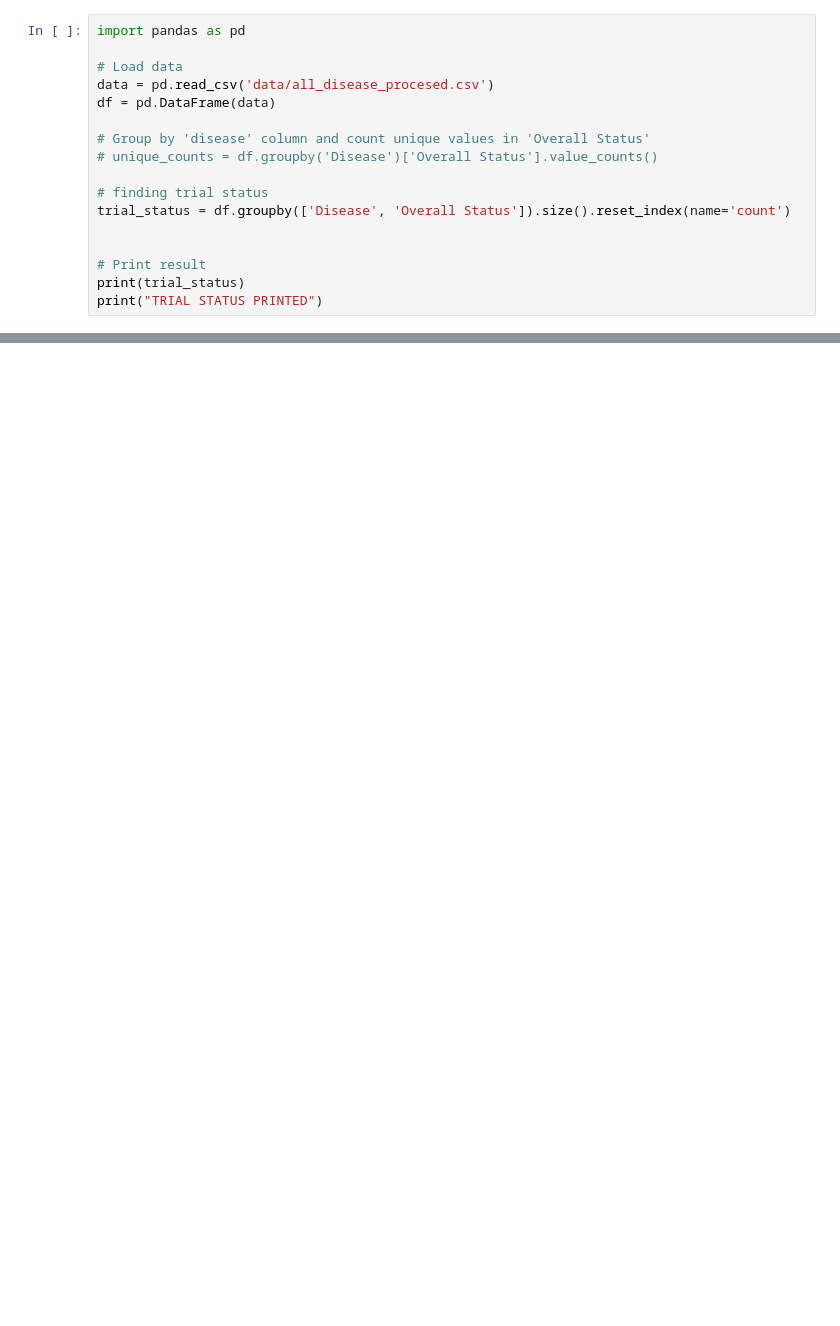
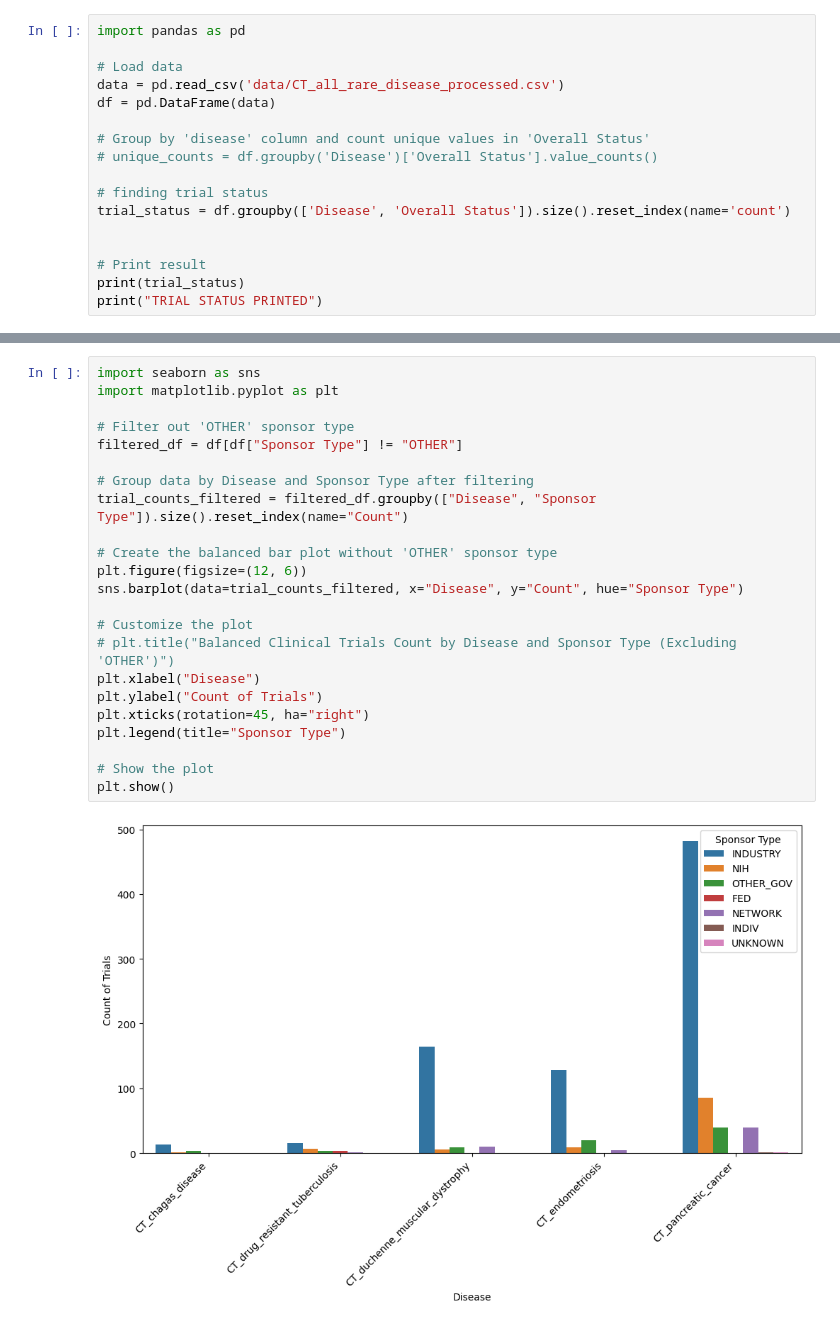
Before and after one commit to Nafiz43/STA-220-Project-Clinical-Trial-Analysis, a Jupyter notebook: 02_eda_clinical_trial.ipynb, the cells around one changed output, grey strips where cells are left out. Cells and saved outputs as stored; diff of their text form; blank space fills up the shorter version.

```diff
--- a/02_eda_clinical_trial.ipynb
+++ b/02_eda_clinical_trial.ipynb
@@ -2,7 +4,7 @@
 import pandas as pd
 
 # Load data
-data = pd.read_csv('data/all_disease_procesed.csv')
+data = pd.read_csv('data/CT_all_rare_disease_processed.csv')
 df = pd.DataFrame(data)
 
 # Group by 'disease' column and count unique values in 'Overall Status'
@@ -94 +61,26 @@ print("TRIAL SPONSOR PRINTED")
 TRIAL SPONSOR PRINTED
+# %%
+import seaborn as sns
+import matplotlib.pyplot as plt
+
+# Filter out 'OTHER' sponsor type
+filtered_df = df[df["Sponsor Type"] != "OTHER"]
+
+# Group data by Disease and Sponsor Type after filtering
+trial_counts_filtered = filtered_df.groupby(["Disease", "Sponsor Type"]).size().reset_index(name="Count")
+
+# Create the balanced bar plot without 'OTHER' sponsor type
+plt.figure(figsize=(12, 6))
+sns.barplot(data=trial_counts_filtered, x="Disease", y="Count", hue="Sponsor Type")
+
+# Customize the plot
+# plt.title("Balanced Clinical Trials Count by Disease and Sponsor Type (Excluding 'OTHER')")
+plt.xlabel("Disease")
+plt.ylabel("Count of Trials")
+plt.xticks(rotation=45, ha="right")
+plt.legend(title="Sponsor Type")
+
+# Show the plot
+plt.show()
+# %% [output]
+[figure, added]
```
Also changed, not shown: parts of 23 cells of this notebook, 4 other files.
